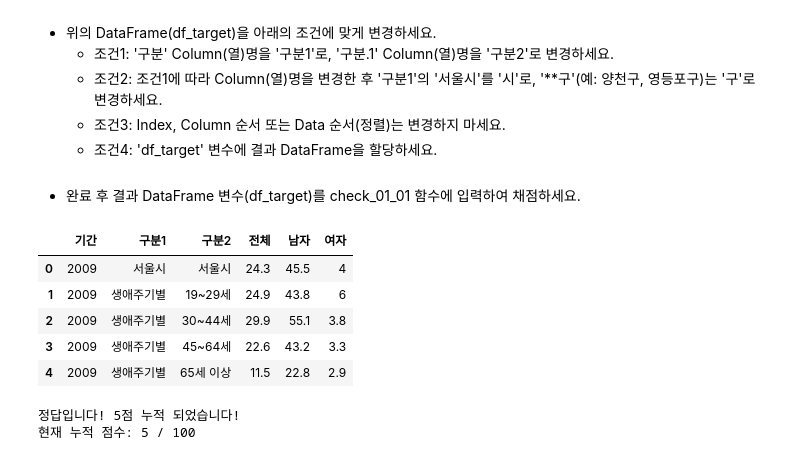
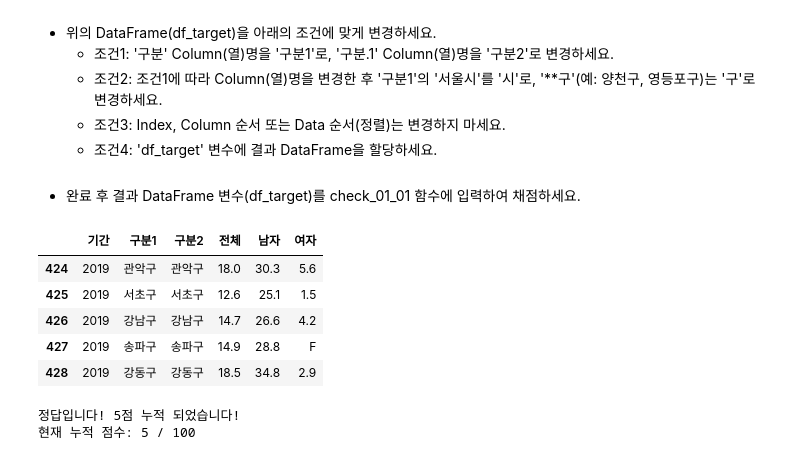
Before and after one commit to LEESUSUSUSU/zero_Project, a Jupyter notebook: 미니프로젝트/EDA_project/EDA_6 테스트/ [DS]edatest_leemyoungsu.ipynb, the cells around one changed output. Saved outputs shown, nothing was run; the diff lists cells and outputs as text; code cells hidden in the pictures.

```diff
--- a/미니프로젝트/EDA_project/EDA_6 테스트/ [DS]edatest_leemyoungsu.ipynb
+++ b/미니프로젝트/EDA_project/EDA_6 테스트/ [DS]edatest_leemyoungsu.ipynb
@@ -91,14 +91,14 @@ df_target.head()
 # %%
 # 조건1
 df_target = df_target.rename(columns={'구분':'구분1','구분.1':'구분2'})
-df_target.head()
+df_target.tail()
 # %% [output]
 |  | 기간 | 구분1 | 구분2 | 전체 | 남자 | 여자 |
-| 0 | 2009 | 서울시 | 서울시 | 24.3 | 45.5 | 4 |
-| 1 | 2009 | 생애주기별 | 19~29세 | 24.9 | 43.8 | 6 |
-| 2 | 2009 | 생애주기별 | 30~44세 | 29.9 | 55.1 | 3.8 |
-| 3 | 2009 | 생애주기별 | 45~64세 | 22.6 | 43.2 | 3.3 |
-| 4 | 2009 | 생애주기별 | 65세 이상 | 11.5 | 22.8 | 2.9 |
+| 424 | 2019 | 관악구 | 관악구 | 18.0 | 30.3 | 5.6 |
+| 425 | 2019 | 서초구 | 서초구 | 12.6 | 25.1 | 1.5 |
+| 426 | 2019 | 강남구 | 강남구 | 14.7 | 26.6 | 4.2 |
+| 427 | 2019 | 송파구 | 송파구 | 14.9 | 28.8 | F |
+| 428 | 2019 | 강동구 | 강동구 | 18.5 | 34.8 | 2.9 |
 # %%
 #조건2
 df_target['구분1'] = df_target['구분1'].replace('서울시','시')
```
Also changed, not shown: parts of 17 cells of this notebook, 3 other files.
